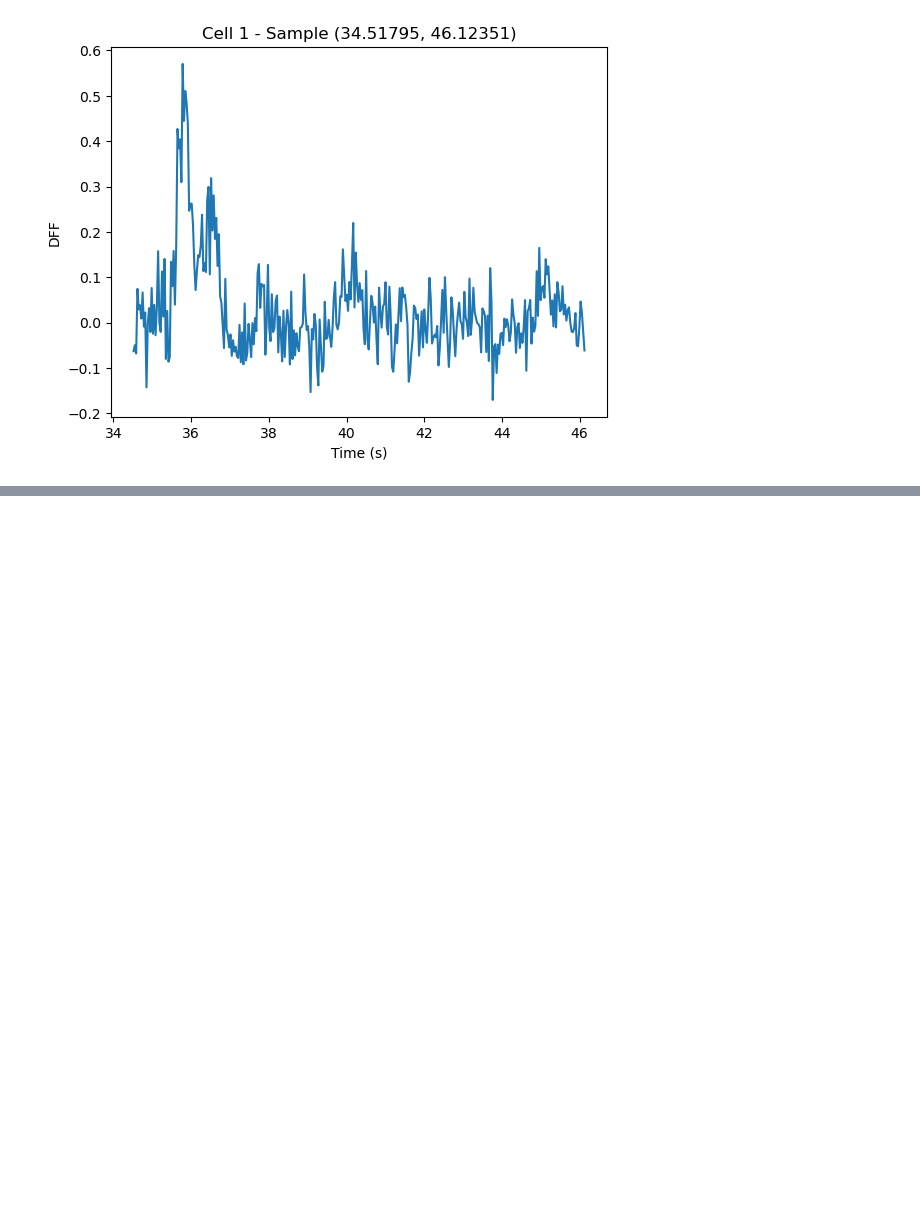
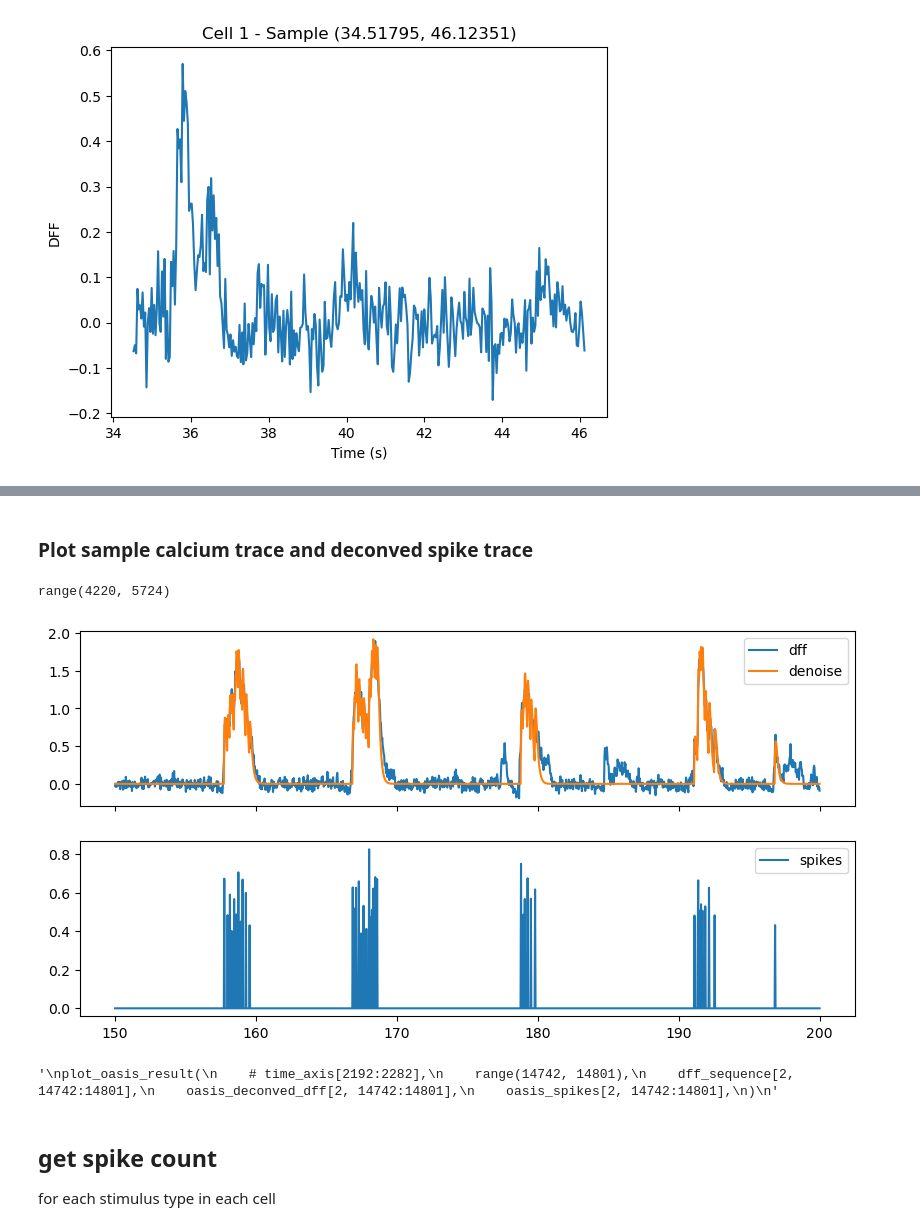
Before and after one commit to YIBoX-memorial/NDS, a Jupyter notebook: practical01.ipynb, the cells around one changed output, grey strips where cells are left out. Cells and saved outputs as stored; diff of their text form; code cells hidden in the pictures; blank space fills up the shorter version.

```diff
--- a/practical01.ipynb
+++ b/practical01.ipynb
@@ -46,7 +49,7 @@ def load_data(path="."):
     def array2df(d, key, cols):
         d[key] = pd.DataFrame(d[key], columns=cols)
 
-    data = np.load(path + "./data/dff_data_dsi.npz", allow_pickle=True)
+    data = np.load(path + "/dff_data_dsi.npz", allow_pickle=True)
     data = dict(data)
     array2df(
         data,
@@ -310,0 +273,33 @@ for i in range(dff_sequence.shape[0]):
+# %%
+# Omit it when don't want to use the saved data
+stored_data = np.load("./data/oasis_all_smin_1std_freq_30.pkl", allow_pickle=True)
+oasis_deconved_dff = stored_data["denoised"]
+oasis_spikes = stored_data["spikes"]
+# %% [markdown]
+### Plot sample calcium trace and deconved spike trace
+# %%
+# print(np.argmax(time_axis > 500))
+sample_time = range(np.argmax(time_axis > 150), np.argmax(time_axis > 200))
+print(sample_time)
+plot_oasis_result(
+    time_axis[sample_time],
+    dff_sequence[10, sample_time],
+    oasis_deconved_dff[10, sample_time],
+    oasis_spikes[10, sample_time],
+)
+"""
+plot_oasis_result(
+    # time_axis[2192:2282],
+    range(14742, 14801),
+    dff_sequence[2, 14742:14801],
+    oasis_deconved_dff[2, 14742:14801],
+    oasis_spikes[2, 14742:14801],
+)
+"""
+# %% [output]
+range(4220, 5724)
+[figure, added]
+'\nplot_oasis_result(\n    # time_axis[2192:2282],\n    range(14742, 14801),\n    dff_sequence[2, 14742:14801],\n    oasis_deconved_dff[2, 14742:14801],\n    oasis_spikes[2, 14742:14801],\n)\n'
+# %% [markdown]
+## get spike count
+for each stimulus type in each cell
```
Also changed, not shown: parts of 51 cells of this notebook.
